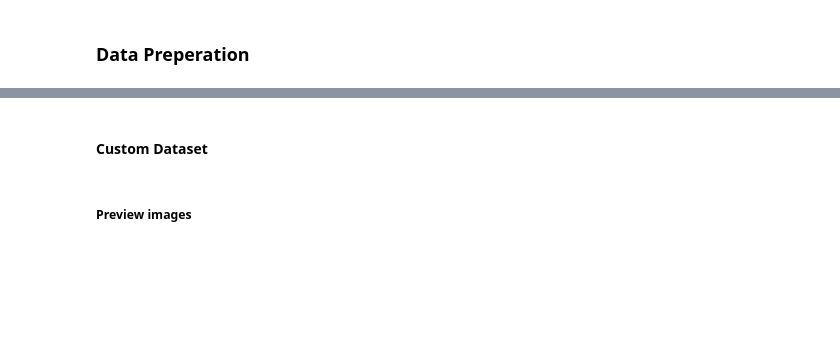
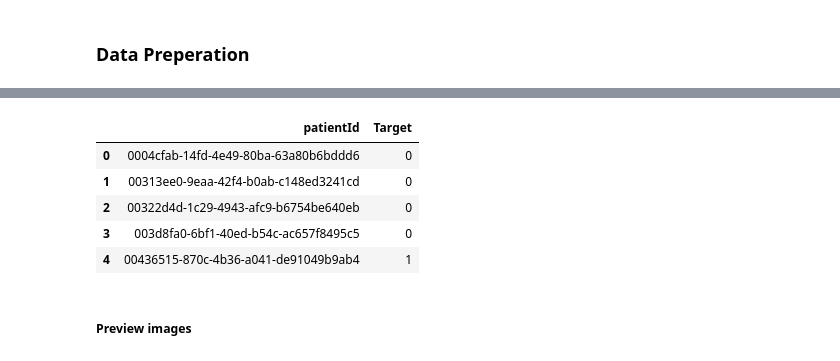
Before and after one commit to JacobJ215/Pneumonia-Classification, a Jupyter notebook: pneumonia_classification.ipynb, the cells around one changed output, grey strips where cells are left out. Saved outputs shown, nothing was run; the diff lists cells and outputs as text; code cells hidden in the pictures; blank space fills up the shorter version.

```diff
--- a/pneumonia_classification.ipynb
+++ b/pneumonia_classification.ipynb
@@ -37,3 +43,13 @@ labels_df.head()
+# %%
+labels_df = labels_df[["patientId", "Target"]]
+labels_df.head()
+# %% [output]
+|  | patientId | Target |
+| 0 | 0004cfab-14fd-4e49-80ba-63a80b6bddd6 | 0 |
+| 1 | 00313ee0-9eaa-42f4-b0ab-c148ed3241cd | 0 |
+| 2 | 00322d4d-1c29-4943-afc9-b6754be640eb | 0 |
+| 3 | 003d8fa0-6bf1-40ed-b54c-ac657f8495c5 | 0 |
+| 4 | 00436515-870c-4b36-a041-de91049b9ab4 | 1 |
 # %%
 # Data transormation pipelines for data preprocessing
 train_transforms = transforms.Compose([
@@ -47,5 +65,3 @@ val_transforms = transforms.Compose([
     transforms.ToTensor(),
     transforms.Normalize(0.5, 0.5)
 ])
-# %% [markdown]
-#### Custom Dataset
```
Also changed, not shown: parts of 18 cells of this notebook, 8 other files.
